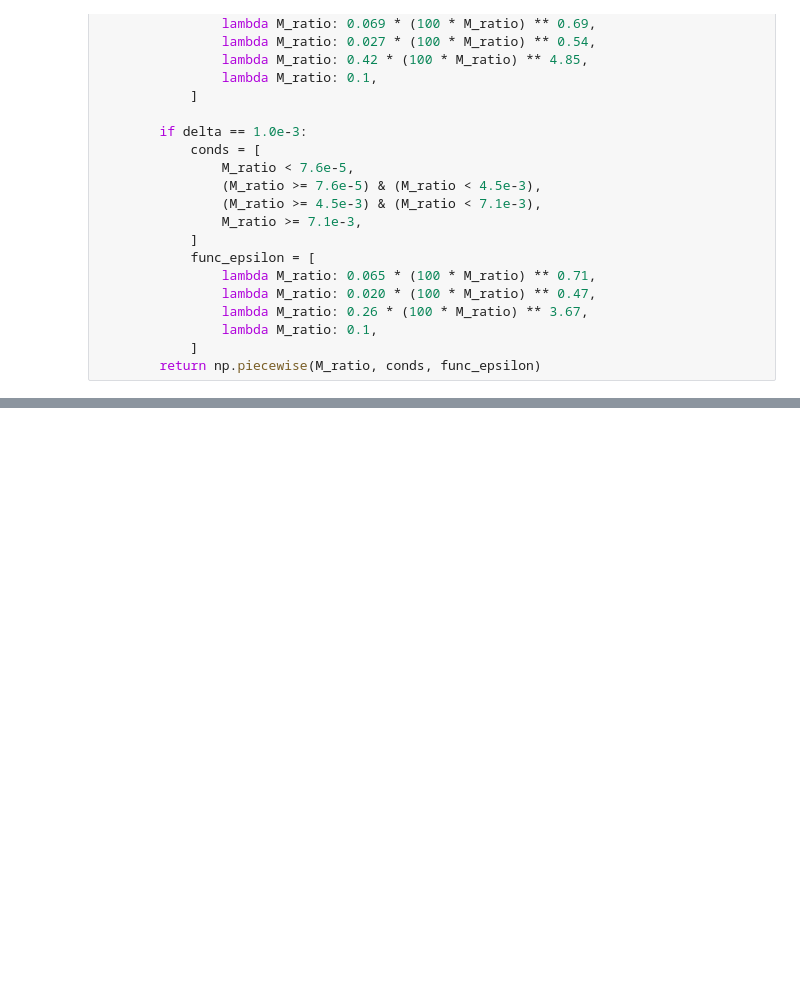
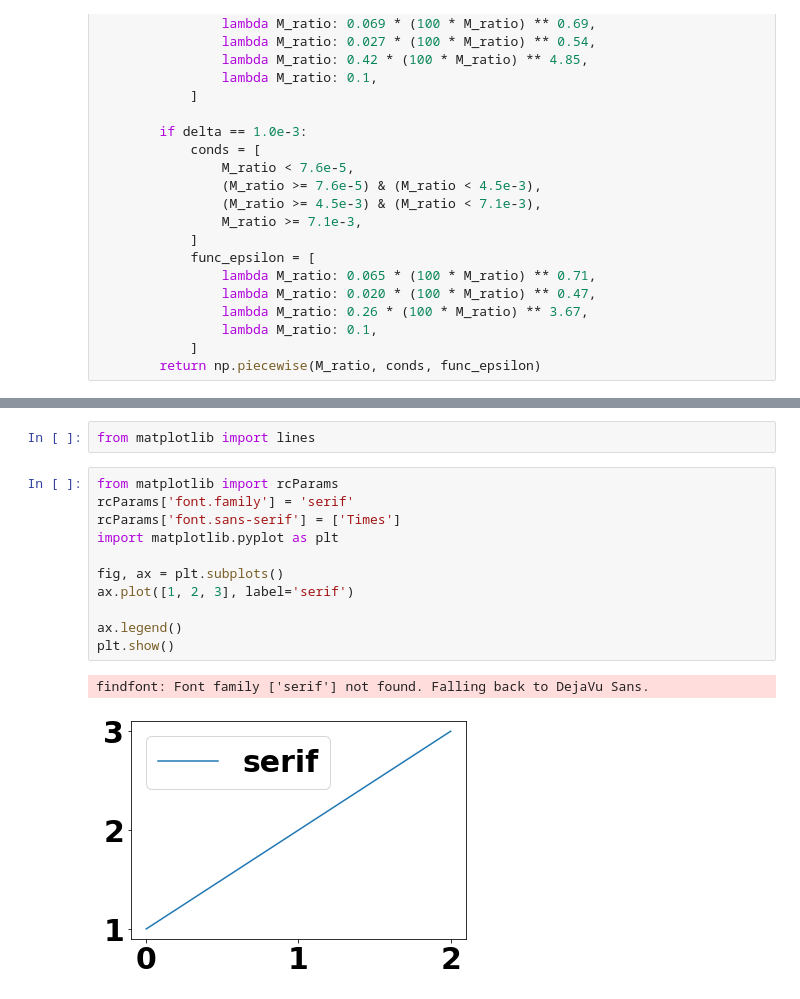
Before and after one commit to AstroLudwig/ChandraXrayBinaries, a Jupyter notebook: Xray/XrayLuminosity.ipynb, the cells around one changed output, grey strips where cells are left out. Cells and saved outputs as stored; diff of their text form; blank space fills up the shorter version.

```diff
--- a/Xray/XrayLuminosity.ipynb
+++ b/Xray/XrayLuminosity.ipynb
@@ -477,0 +517,16 @@ colors = ["#461969ff","#3c4f8aff","#29788eff","#25a186ff","#5cc863ff","#c3df2eff
+# %%
+from matplotlib import lines
+# %%
+from matplotlib import rcParams
+rcParams['font.family'] = 'serif'
+rcParams['font.sans-serif'] = ['Times']
+import matplotlib.pyplot as plt
+
+fig, ax = plt.subplots()
+ax.plot([1, 2, 3], label='serif')
+
+ax.legend()
+plt.show()
+# %% [output]
+findfont: Font family ['serif'] not found. Falling back to DejaVu Sans.
+[figure, added]
```
Also changed, not shown: parts of 8 cells of this notebook.
